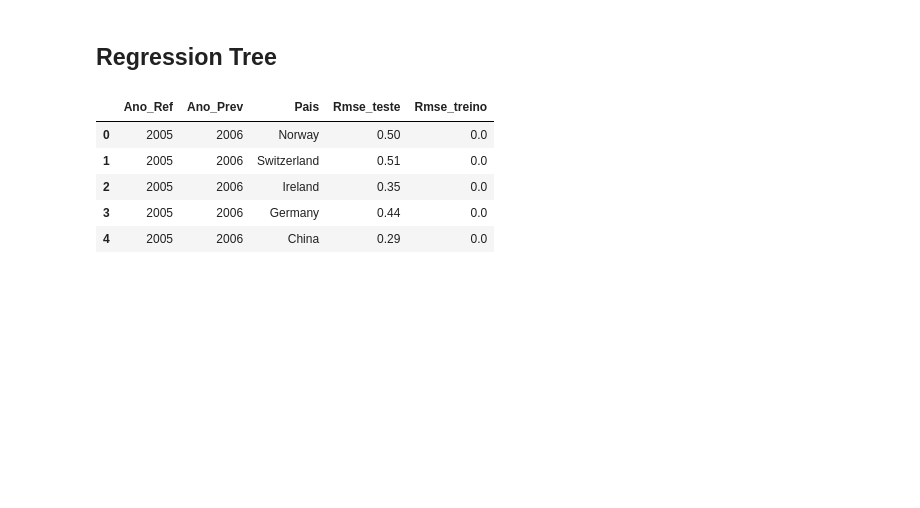
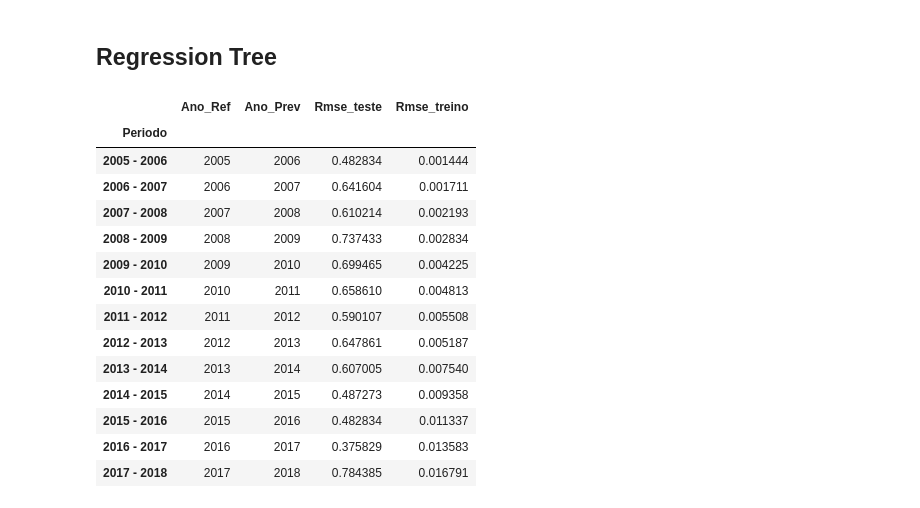
Before and after one commit to andrevandor/ProjetoIntegrador, a Jupyter notebook: Integrador_2020.ipynb, the cells around one changed output. Saved outputs shown, nothing was run; the diff lists cells and outputs as text; code cells hidden in the pictures; blank space fills up the shorter version.

```diff
--- a/Integrador_2020.ipynb
+++ b/Integrador_2020.ipynb
@@ -348,12 +383,3 @@ df_3 = feature_engineering (df_2, horizonte, paises, index_paises, True)
 # %%
 df_walk_forward = pd.DataFrame(data = walk_forward (df_3, janela, horizonte, passo, limite),\
                           columns=['Ano_Ref','Ano_Prev','Pais','Rmse_teste','Rmse_treino'])
-# %%
-df_walk_forward.head()
-# %% [output]
-|  | Ano_Ref | Ano_Prev | Pais | Rmse_teste | Rmse_treino |
-| 0 | 2005 | 2006 | Norway | 0.50 | 0.0 |
-| 1 | 2005 | 2006 | Switzerland | 0.51 | 0.0 |
-| 2 | 2005 | 2006 | Ireland | 0.35 | 0.0 |
-| 3 | 2005 | 2006 | Germany | 0.44 | 0.0 |
-| 4 | 2005 | 2006 | China | 0.29 | 0.0 |
@@ -359,0 +391,18 @@ df_walk_forward.head()
+# %%
+df_walk_forward_agroup
+# %% [output]
+|  | Ano_Ref | Ano_Prev | Rmse_teste | Rmse_treino |
+| Periodo |  |  |  |  |
+| 2005 - 2006 | 2005 | 2006 | 0.482834 | 0.001444 |
+| 2006 - 2007 | 2006 | 2007 | 0.641604 | 0.001711 |
+| 2007 - 2008 | 2007 | 2008 | 0.610214 | 0.002193 |
+| 2008 - 2009 | 2008 | 2009 | 0.737433 | 0.002834 |
+| 2009 - 2010 | 2009 | 2010 | 0.699465 | 0.004225 |
+| 2010 - 2011 | 2010 | 2011 | 0.658610 | 0.004813 |
+| 2011 - 2012 | 2011 | 2012 | 0.590107 | 0.005508 |
+| 2012 - 2013 | 2012 | 2013 | 0.647861 | 0.005187 |
+| 2013 - 2014 | 2013 | 2014 | 0.607005 | 0.007540 |
+| 2014 - 2015 | 2014 | 2015 | 0.487273 | 0.009358 |
+| 2015 - 2016 | 2015 | 2016 | 0.482834 | 0.011337 |
+| 2016 - 2017 | 2016 | 2017 | 0.375829 | 0.013583 |
+| 2017 - 2018 | 2017 | 2018 | 0.784385 | 0.016791 |
```
Also changed, not shown: parts of 16 cells of this notebook.
